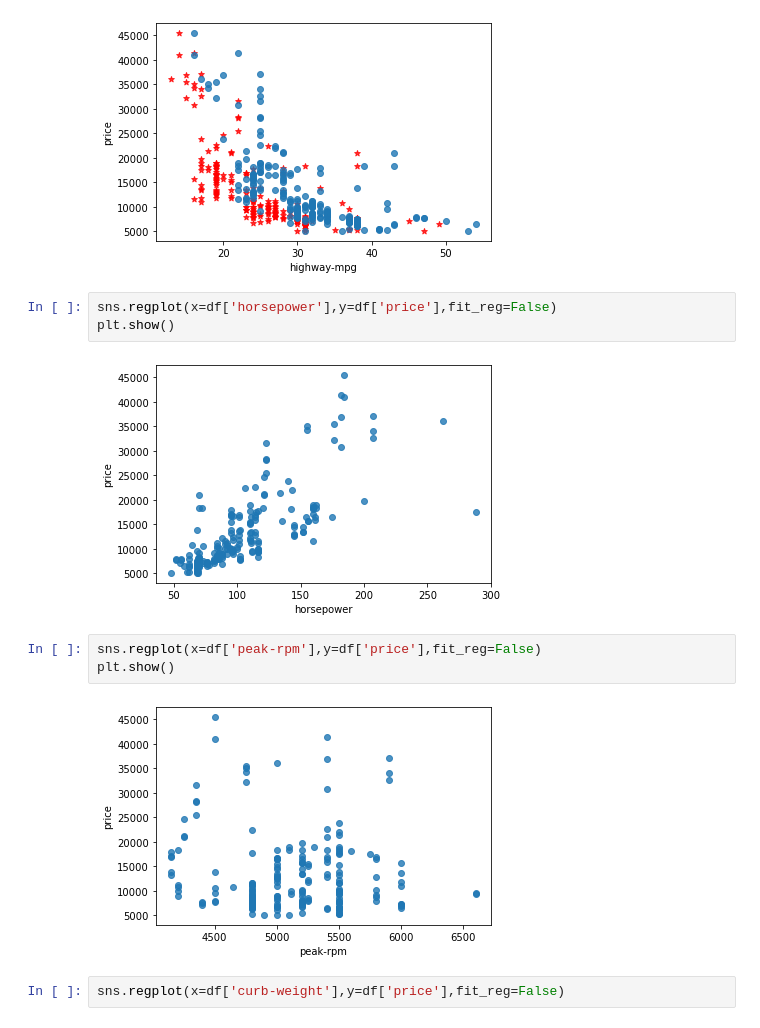
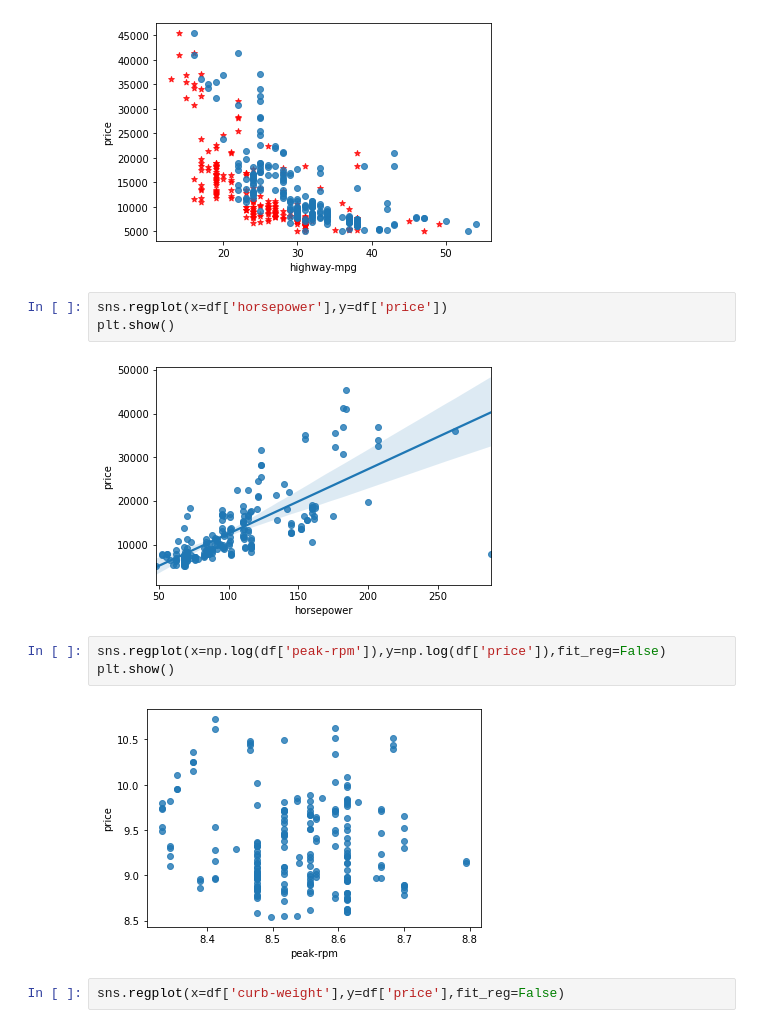
Before and after one commit to Nithishkumar13/Data-Analysis-Challenge, a Jupyter notebook: Data analysis.ipynb, the cells around one changed output. Saved outputs shown, nothing was run; the diff lists cells and outputs as text.

```diff
--- a/Data analysis.ipynb
+++ b/Data analysis.ipynb
@@ -553,15 +555,15 @@ plt.show()
 # %% [output]
 [figure]
 # %%
-sns.regplot(x=df['horsepower'],y=df['price'],fit_reg=False)
+sns.regplot(x=df['horsepower'],y=df['price'])
 plt.show()
 # %% [output]
-[figure, old version]
+[figure, new version]
 # %%
-sns.regplot(x=df['peak-rpm'],y=df['price'],fit_reg=False)
+sns.regplot(x=np.log(df['peak-rpm']),y=np.log(df['price']),fit_reg=False)
 plt.show()
 # %% [output]
-[figure, old version]
+[figure, new version]
 # %%
 sns.regplot(x=df['curb-weight'],y=df['price'],fit_reg=False)
 # %% [output]
```
Also changed, not shown: parts of 15 cells of this notebook.
